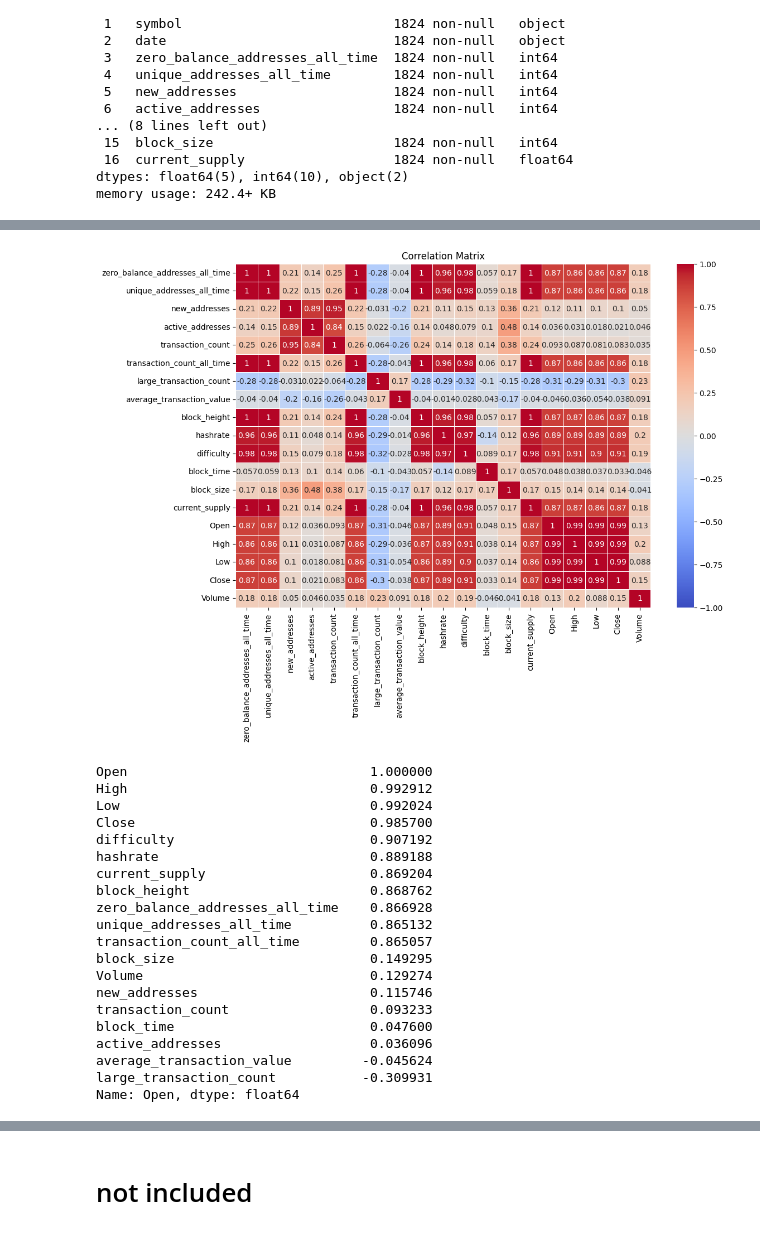
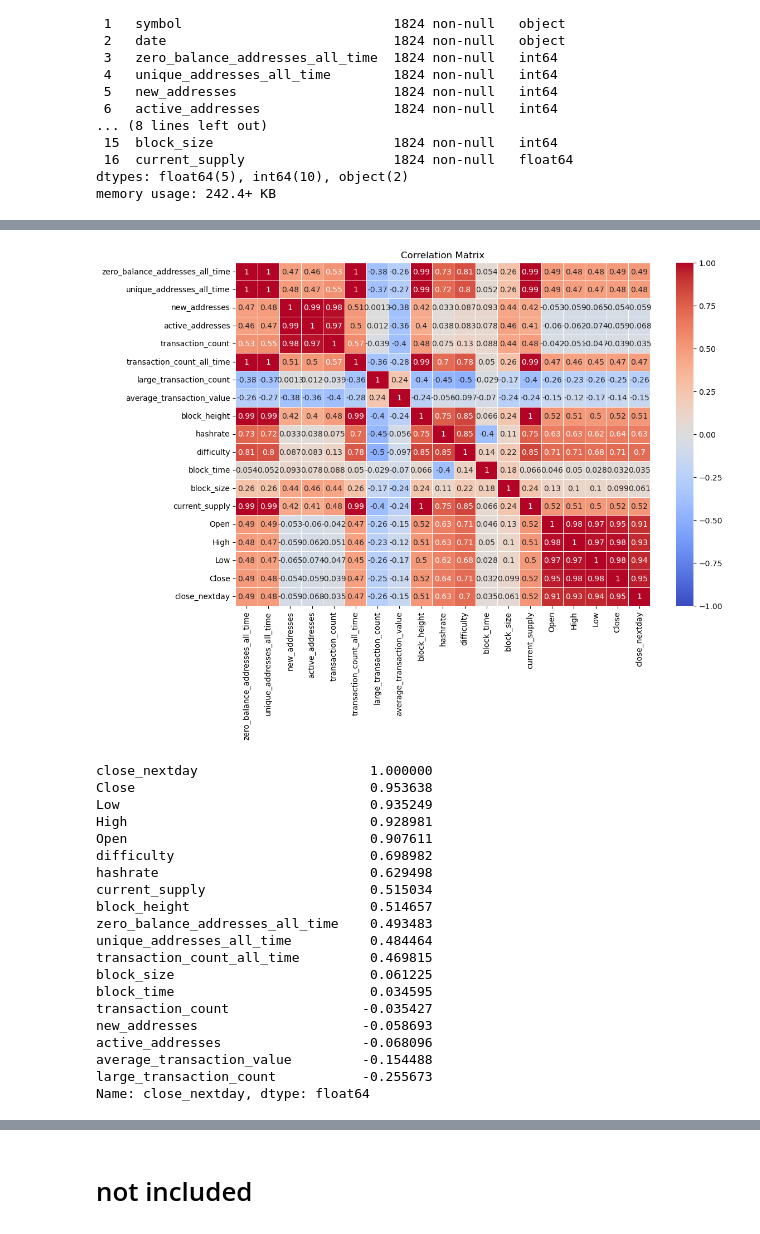
Before and after one commit to natalieQoursha/GraduationProject, a Jupyter notebook: LiteCoin_latest.ipynb, the cells around one changed output, grey strips where cells are left out. Saved outputs shown, nothing was run; the diff lists cells and outputs as text; code cells hidden in the pictures.

```diff
--- a/LiteCoin_latest.ipynb
+++ b/LiteCoin_latest.ipynb
@@ -235,0 +258,3 @@ import matplotlib.pyplot as plt
+# %%
+hist_df["close_nextday"] = hist_df.Close.shift(-1)
+ltc_df["close_nextday"] = ltc_df.Close.shift(-1)
@@ -244,5 +278,6 @@ plt.show()
 # %%
-data_csv=hist_df.drop(['Quote Asset Volume','TB Quote Volume','Number of Trades','TB Base Volume','Close Time','Ignore'],axis=1)
+hist_df.drop(['Quote Asset Volume','TB Quote Volume','Number of Trades','TB Base Volume','Close Time','Ignore','Volume'], axis=1,inplace=True)
+data_csv=hist_df
 data_csv.to_csv('ltc_prediction_data.csv')
 data_csv
 # %% [output]
@@ -389,6 +424,6 @@ Data columns (total 17 columns):
 dtypes: float64(5), int64(10), object(2)
 memory usage: 242.4+ KB
 # %%
-bc_df=blockchain_ltc[1500:]
-historical_df=data_csv[1500:]
-merged_df = pd.merge(bc_df, historical_df, on=['date'])
+ltc_df_corr = blockchain_ltc[-180:]
+historical_df_corr=hist_df[-180:]
+merged_df_corr = pd.merge(ltc_df_corr, historical_df_corr, on=['date'])
@@ -431,33 +464,34 @@ memory usage: 58.2+ KB
 # %%
-merged_df=merged_df.drop(['symbol','id'],axis=1)
+merged_df.drop(['symbol','id'],axis=1,inplace=True)
+merged_df_corr.drop(['symbol','id'],axis=1,inplace=True)
 # %%
-correlations = merged_df.corr()
+correlations = merged_df_corr.corr()
 plt.figure(figsize=(12, 8))
 sns.heatmap(correlations, annot=True, cmap="coolwarm", vmin=-1, vmax=1, linewidths=.5)
 plt.title("Correlation Matrix")
 plt.show()
 # %% [output]
-[figure, old version]
+[figure, new version]
 # %%
-correlations['Open'].sort_values(ascending=False)
+correlations['close_nextday'].sort_values(ascending=False)
 # %% [output]
-Open                               1.000000
-High                               0.992912
-Low                                0.992024
-Close                              0.985700
-difficulty                         0.907192
-hashrate                           0.889188
-current_supply                     0.869204
-block_height                       0.868762
-zero_balance_addresses_all_time    0.866928
-unique_addresses_all_time          0.865132
-transaction_count_all_time         0.865057
-block_size                         0.149295
-Volume                             0.129274
-new_addresses                      0.115746
-transaction_count                  0.093233
-block_time                         0.047600
-active_addresses                   0.036096
-average_transaction_value         -0.045624
-large_transaction_count           -0.309931
-Name: Open, dtype: float64
+close_nextday                      1.000000
+Close                              0.953638
+Low                                0.935249
+High                               0.928981
+Open                               0.907611
+difficulty                         0.698982
+hashrate                           0.629498
+current_supply                     0.515034
+block_height                       0.514657
+zero_balance_addresses_all_time    0.493483
+unique_addresses_all_time          0.484464
+transaction_count_all_time         0.469815
+block_size                         0.061225
+block_time                         0.034595
+transaction_count                 -0.035427
+new_addresses                     -0.058693
+active_addresses                  -0.068096
+average_transaction_value         -0.154488
+large_transaction_count           -0.255673
+Name: close_nextday, dtype: float64
```
Also changed, not shown: parts of 48 cells of this notebook.
